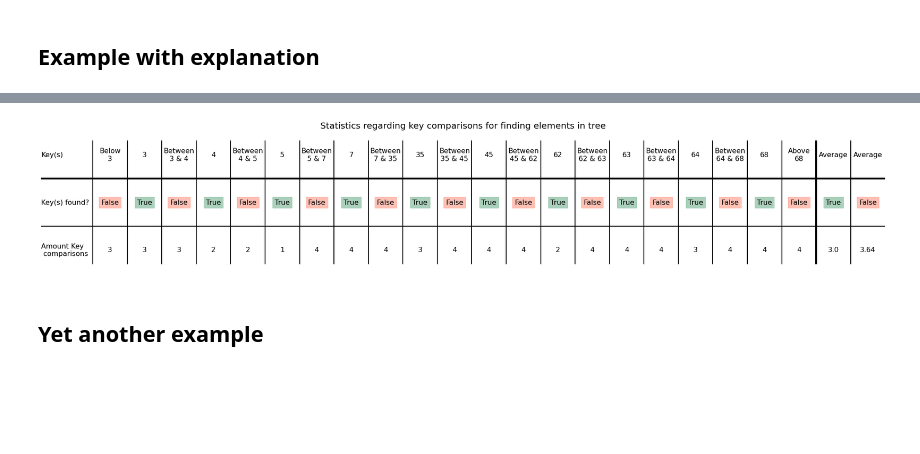
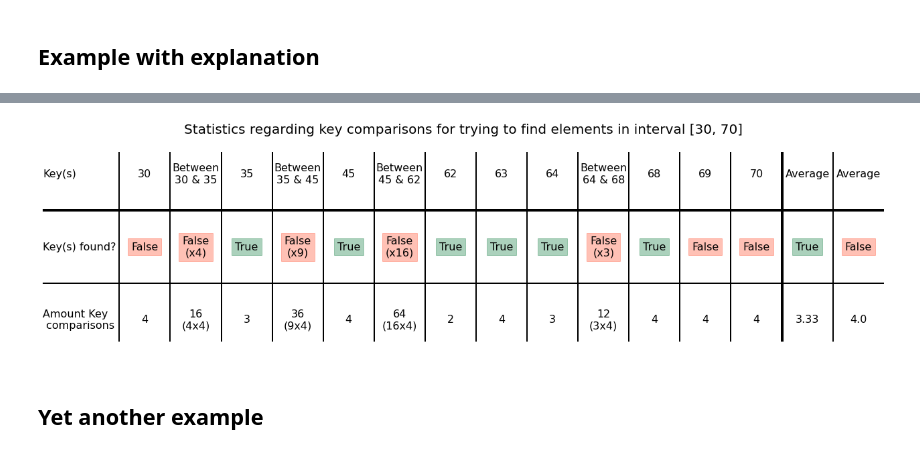
Before and after one commit to JensLiebehenschel/AlgDat, a Jupyter notebook: Binary Search Tree/BinarySearchTree.ipynb, the cells around one changed output, grey strips where cells are left out. Saved outputs shown, nothing was run; the diff lists cells and outputs as text; code cells hidden in the pictures; blank space fills up the shorter version.

Commit message:
updated searching into what we discussed

```diff
--- a/Binary Search Tree/BinarySearchTree.ipynb
+++ b/Binary Search Tree/BinarySearchTree.ipynb
@@ -89,7 +89,7 @@ def draw_tree(local_tree, current_step=None):
             dot.attr('node', style='filled', fillcolor=COL_NODE, fontcolor=COL_FC_NODE, fixedsize='True')
         # For NIL nodes
         elif local_tree[parent(index)] != 'EMP' and local_tree[parent(index)] != 'NIL':
-            dot.attr('node', style='filled', fillcolor=COL_NIL, fontcolor=COL_FC_NIL, fixedsize='True')
+            dot.attr('node', style='filled', fillcolor=COL_NIL, fontcolor=COL_FC_NIL, color=COL_NIL, fixedsize='True')
             local_tree[index] = 'NIL'
         # For invisible nodes
         else:
@@ -362,5 +432,5 @@ def generate_random_list(amount_of_values):
 # %%
-def show_output(input_values):
+def show_output(input_values, search_interval):
     global states, comparisons
     # Insert values into tree
     insertion_algorithm(input_values)
@@ -379,8 +449,13 @@ def show_output(input_values):
               "This means that degenerated trees (inserting in ascending or descending order have a maximum of 5 elements)\n",
               "The statistics of the tree can still be printed, but the graph visualization is not possible")
     # Calculate and show statistics
-    value_ranges, key_comparisons_per_range = calculate_statistics(input_values)
-    show_statistics (value_ranges, key_comparisons_per_range)
+    if len(search_interval) == 2:
+        value_ranges, key_comparisons_per_range = calculate_statistics(input_values, search_interval)
+        show_statistics (value_ranges, key_comparisons_per_range)
+    else:
+        if len(search_interval) != 0:
+            print("\nERROR: You have given too few or too many values for the search interval.")
+            print("If you do not want to search, then leave the interval empty: search_interval=[]")
     # Reset states for next tree
     states = []
     comparisons = []
@@ -389,13 +464,17 @@ def show_output(input_values):
 # %%
 # Input the values you want to store in the binary search tree
 input_values = [5, 62, 4, 35, 7, 45, 3, 64, 63, 68]
 
+# Input the range in which you want to search values. Leave it empty like "search_interval = []" if you do not want to search values
+# This example would search values from 30 to 70
+search_interval=[30, 70]
+
 # Turn this from "False" to "True" if you want to see the insertions step by step
 DISPLAY_STEP_BY_STEP = False
-show_output(input_values)
+show_output(input_values, search_interval)
 # %% [output]
 [drawing not drawn]
-[figure, old version]
+[figure, new version]
 # %% [markdown]
 ## Yet another example
 # %%
```
Also changed, not shown: parts of 7 cells of this notebook.
